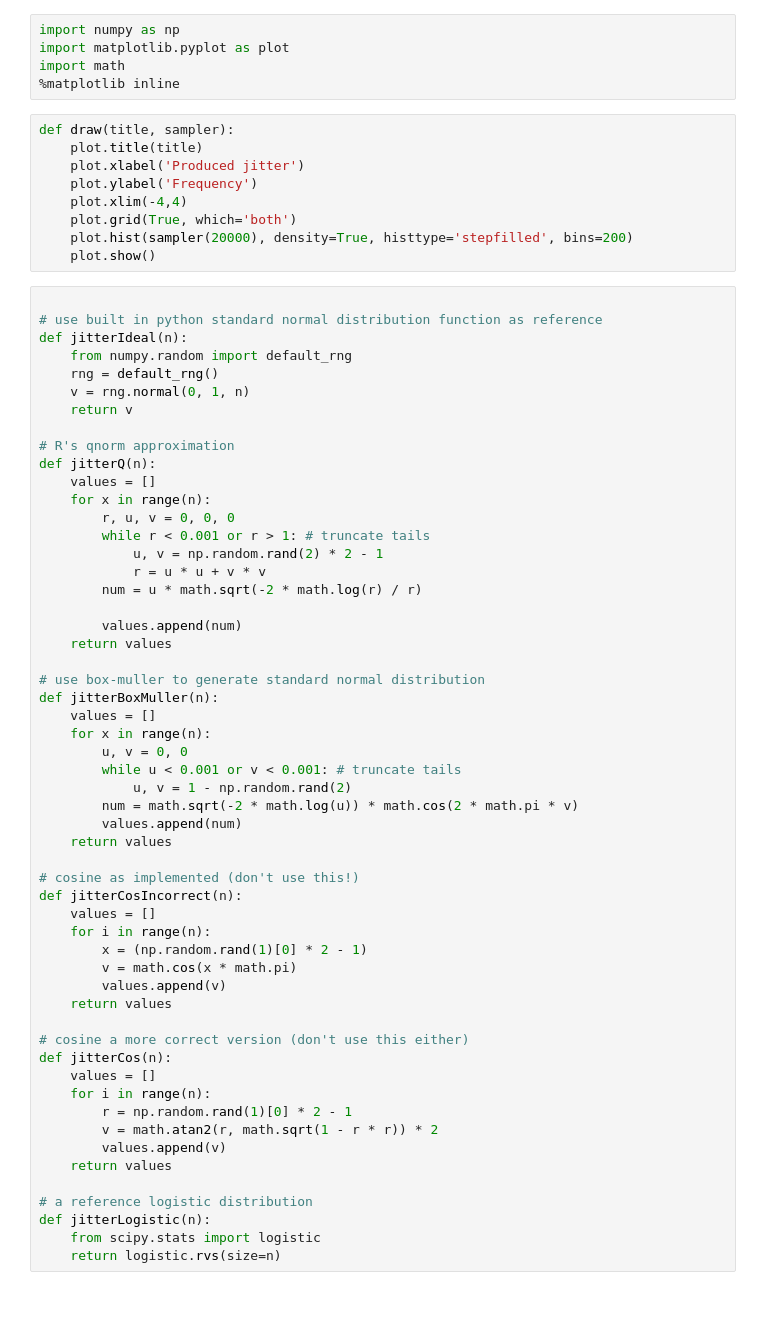
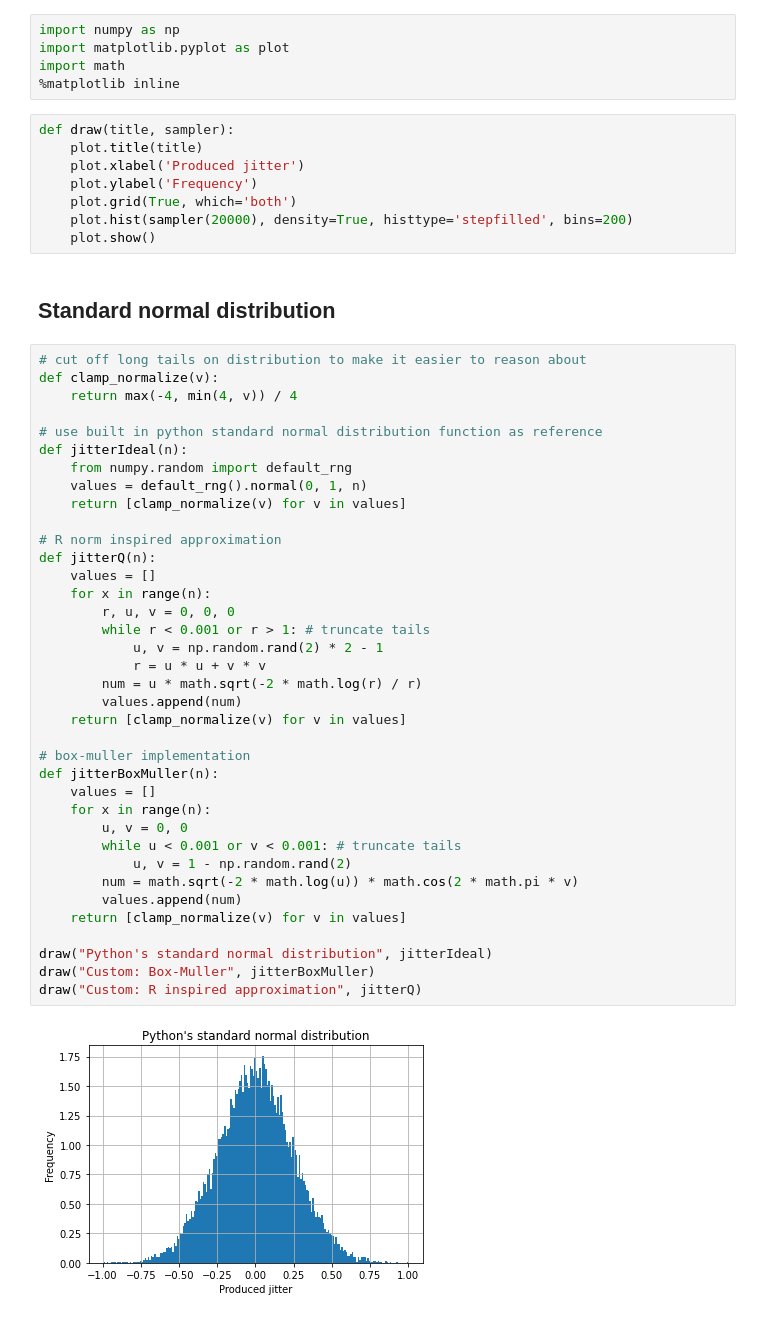
Before and after one commit to halfvector/jitter, a Jupyter notebook: jitter.ipynb, the cells around one changed output. Drawn from its saved outputs; the diff is of its cells as text.

Commit message:
Normalize and clamp. Group distributions.

```diff
--- a/jitter.ipynb
+++ b/jitter.ipynb
@@ -25,62 +22,47 @@ def draw(title, sampler):
     plot.title(title)
     plot.xlabel('Produced jitter')
     plot.ylabel('Frequency')
-    plot.xlim(-4,4)
     plot.grid(True, which='both')
     plot.hist(sampler(20000), density=True, histtype='stepfilled', bins=200)
     plot.show()
+# %% [markdown]
+## Standard normal distribution
 # %%
+# cut off long tails on distribution to make it easier to reason about
+def clamp_normalize(v):
+    return max(-4, min(4, v)) / 4
 
 # use built in python standard normal distribution function as reference
 def jitterIdeal(n):
     from numpy.random import default_rng
-    rng = default_rng()
-    v = rng.normal(0, 1, n)
-    return v
+    values = default_rng().normal(0, 1, n)
+    return [clamp_normalize(v) for v in values]
 
-# R's qnorm approximation
+# R norm inspired approximation
 def jitterQ(n):
     values = []
     for x in range(n):
         r, u, v = 0, 0, 0
         while r < 0.001 or r > 1: # truncate tails
             u, v = np.random.rand(2) * 2 - 1
             r = u * u + v * v
         num = u * math.sqrt(-2 * math.log(r) / r)
+        values.append(num)
+    return [clamp_normalize(v) for v in values]
 
-        values.append(num)
-    return values
-
-# use box-muller to generate standard normal distribution
+# box-muller implementation
 def jitterBoxMuller(n):
     values = []
     for x in range(n):
         u, v = 0, 0
         while u < 0.001 or v < 0.001: # truncate tails
             u, v = 1 - np.random.rand(2)
         num = math.sqrt(-2 * math.log(u)) * math.cos(2 * math.pi * v)
         values.append(num)
-    return values
+    return [clamp_normalize(v) for v in values]
 
-# cosine as implemented (don't use this!)
-def jitterCosIncorrect(n):
-    values = []
-    for i in range(n):
-        x = (np.random.rand(1)[0] * 2 - 1)
-        v = math.cos(x * math.pi)
-        values.append(v)
-    return values
-
-# cosine a more correct version (don't use this either)
-def jitterCos(n):
-    values = []
-    for i in range(n):
-        r = np.random.rand(1)[0] * 2 - 1
-        v = math.atan2(r, math.sqrt(1 - r * r)) * 2
-        values.append(v)
-    return values
-
-# a reference logistic distribution
-def jitterLogistic(n):
-    from scipy.stats import logistic
-    return logistic.rvs(size=n)
+draw("Python's standard normal distribution", jitterIdeal)
+draw("Custom: Box-Muller", jitterBoxMuller)
+draw("Custom: R inspired approximation", jitterQ)
+# %% [output]
+[figure, added]
```
Also changed, not shown: parts of 5 cells of this notebook.
